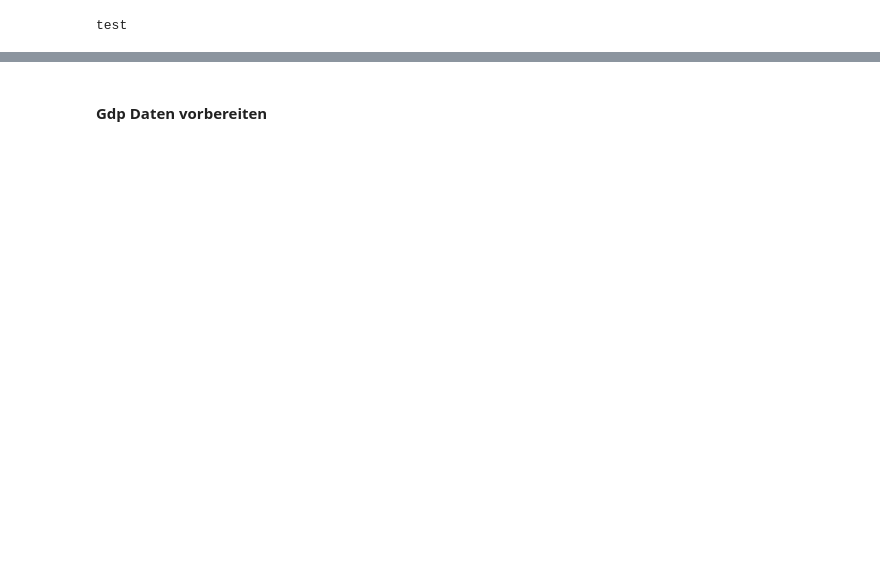
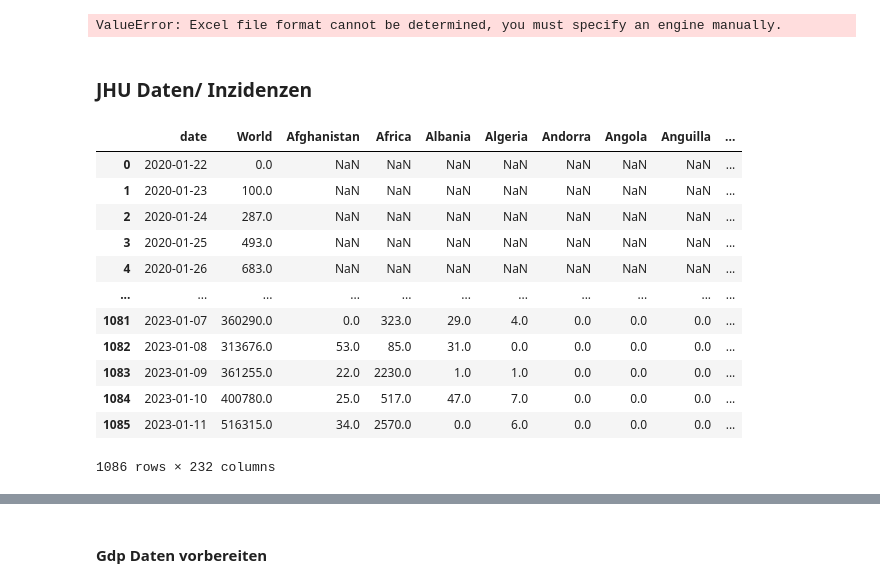
Before and after one commit to moshchev/smart_data, a Jupyter notebook: analyse.ipynb, the cells around one changed output, grey strips where cells are left out. Drawn from its saved outputs; the diff is of its cells as text; code cells hidden in the pictures; blank space fills up the shorter version.

```diff
--- a/analyse.ipynb
+++ b/analyse.ipynb
@@ -1,6 +1,2 @@
 # %%
 import pandas as pd
-# %%
-print('test')
-# %% [output]
-test
@@ -6,0 +5,24 @@ test
+# %%
+phc = pd.read_excel('PHC per capita in usd.xlsx')
+phc
+# %% [output]
+ValueError: Excel file format cannot be determined, you must specify an engine manually.
+# %% [markdown]
+### JHU Daten/ Inzidenzen
+# %%
+new_cases = pd.read_csv('new_cases.csv')
+new_cases
+# %% [output]
+|  | date | World | Afghanistan | Africa | Albania | Algeria | Andorra | Angola | Anguilla | ... |
+| 0 | 2020-01-22 | 0.0 | NaN | NaN | NaN | NaN | NaN | NaN | NaN | ... |
+| 1 | 2020-01-23 | 100.0 | NaN | NaN | NaN | NaN | NaN | NaN | NaN | ... |
+| 2 | 2020-01-24 | 287.0 | NaN | NaN | NaN | NaN | NaN | NaN | NaN | ... |
+| 3 | 2020-01-25 | 493.0 | NaN | NaN | NaN | NaN | NaN | NaN | NaN | ... |
+| 4 | 2020-01-26 | 683.0 | NaN | NaN | NaN | NaN | NaN | NaN | NaN | ... |
+| ... | ... | ... | ... | ... | ... | ... | ... | ... | ... | ... |
+| 1081 | 2023-01-07 | 360290.0 | 0.0 | 323.0 | 29.0 | 4.0 | 0.0 | 0.0 | 0.0 | ... |
+| 1082 | 2023-01-08 | 313676.0 | 53.0 | 85.0 | 31.0 | 0.0 | 0.0 | 0.0 | 0.0 | ... |
+| 1083 | 2023-01-09 | 361255.0 | 22.0 | 2230.0 | 1.0 | 1.0 | 0.0 | 0.0 | 0.0 | ... |
+| 1084 | 2023-01-10 | 400780.0 | 25.0 | 517.0 | 47.0 | 7.0 | 0.0 | 0.0 | 0.0 | ... |
+| 1085 | 2023-01-11 | 516315.0 | 34.0 | 2570.0 | 0.0 | 6.0 | 0.0 | 0.0 | 0.0 | ... |
+1086 rows × 232 columns
```
Also changed, not shown: parts of 90 cells of this notebook.
